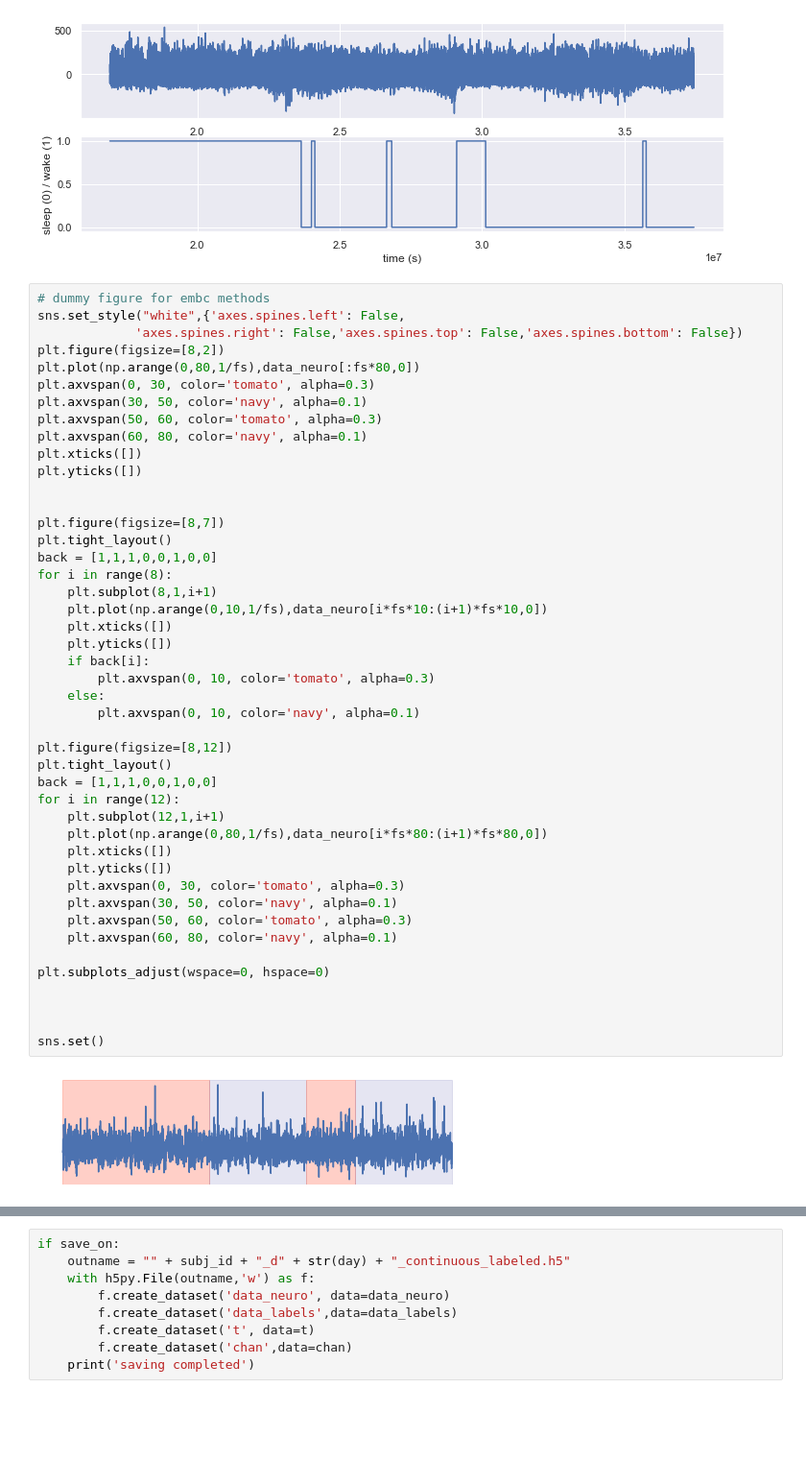
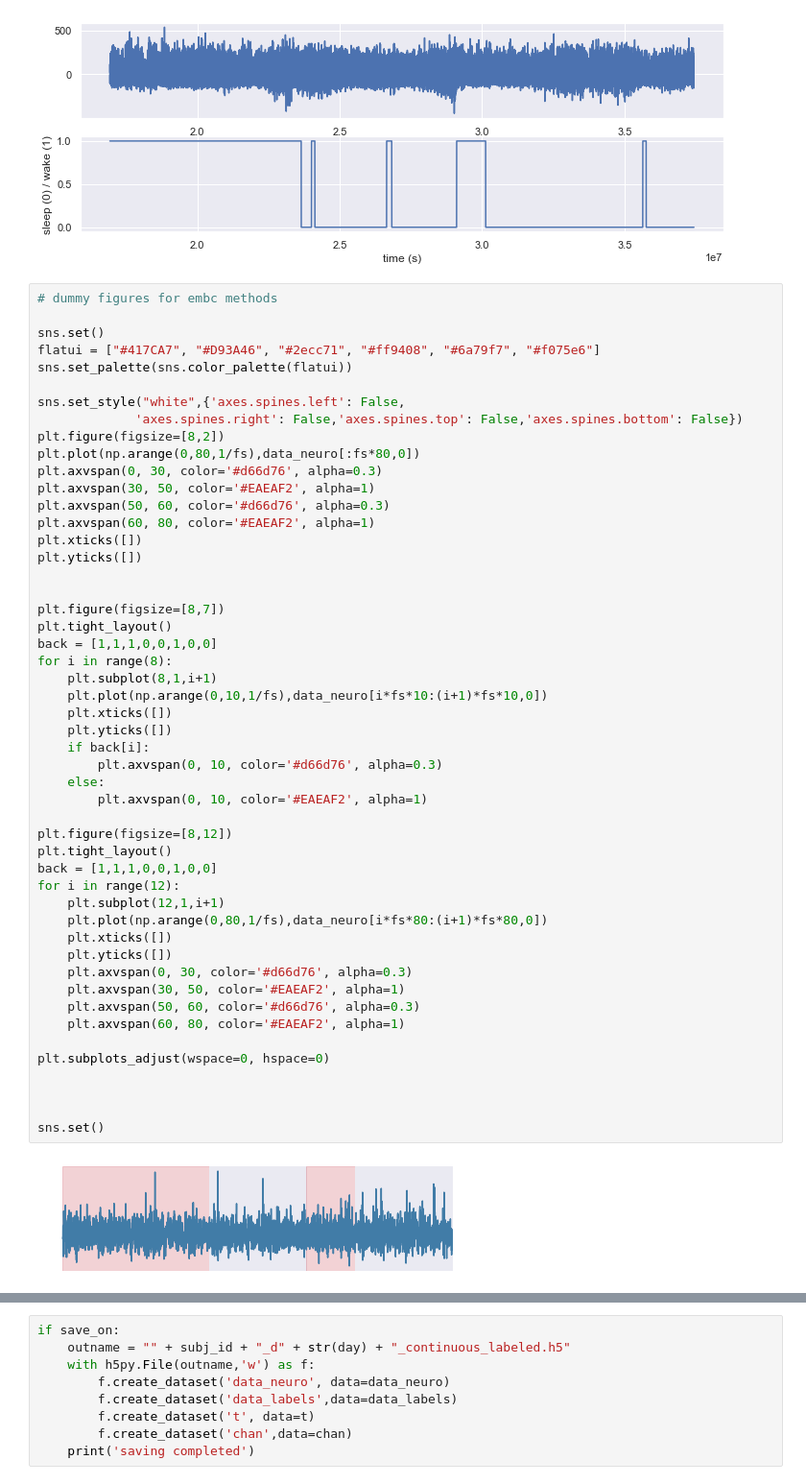
Before and after one commit to sunh20/SleepClass, a Jupyter notebook: notebooks/create_sleep_wake_labels.ipynb, the cells around one changed output, grey strips where cells are left out. Shown: that part at 96% size. Drawn from its saved outputs; the diff is of its cells as text; blank space fills up the shorter version.

Commit message:
changed color scheme for embc methods

```diff
--- a/notebooks/create_sleep_wake_labels.ipynb
+++ b/notebooks/create_sleep_wake_labels.ipynb
@@ -281,50 +281,55 @@ plt.xlabel('time (s)')
 Text(0.5, 0, 'time (s)')
 [figure]
 # %%
-# dummy figure for embc methods
+# dummy figures for embc methods
+
+sns.set()
+flatui = ["#417CA7", "#D93A46", "#2ecc71", "#ff9408", "#6a79f7", "#f075e6"]
+sns.set_palette(sns.color_palette(flatui))
+
 sns.set_style("white",{'axes.spines.left': False,
              'axes.spines.right': False,'axes.spines.top': False,'axes.spines.bottom': False})
 plt.figure(figsize=[8,2])
 plt.plot(np.arange(0,80,1/fs),data_neuro[:fs*80,0])
-plt.axvspan(0, 30, color='tomato', alpha=0.3)
-plt.axvspan(30, 50, color='navy', alpha=0.1)
-plt.axvspan(50, 60, color='tomato', alpha=0.3)
-plt.axvspan(60, 80, color='navy', alpha=0.1)
+plt.axvspan(0, 30, color='#d66d76', alpha=0.3)
+plt.axvspan(30, 50, color='#EAEAF2', alpha=1)
+plt.axvspan(50, 60, color='#d66d76', alpha=0.3)
+plt.axvspan(60, 80, color='#EAEAF2', alpha=1)
 plt.xticks([])
 plt.yticks([])
 
 
 plt.figure(figsize=[8,7])
 plt.tight_layout()
 back = [1,1,1,0,0,1,0,0]
 for i in range(8):
     plt.subplot(8,1,i+1)
     plt.plot(np.arange(0,10,1/fs),data_neuro[i*fs*10:(i+1)*fs*10,0])
     plt.xticks([])
     plt.yticks([])
     if back[i]:
-        plt.axvspan(0, 10, color='tomato', alpha=0.3)
+        plt.axvspan(0, 10, color='#d66d76', alpha=0.3)
     else:
-        plt.axvspan(0, 10, color='navy', alpha=0.1)
+        plt.axvspan(0, 10, color='#EAEAF2', alpha=1)
 
 plt.figure(figsize=[8,12])
 plt.tight_layout()
 back = [1,1,1,0,0,1,0,0]
 for i in range(12):
     plt.subplot(12,1,i+1)
     plt.plot(np.arange(0,80,1/fs),data_neuro[i*fs*80:(i+1)*fs*80,0])
     plt.xticks([])
     plt.yticks([])
-    plt.axvspan(0, 30, color='tomato', alpha=0.3)
-    plt.axvspan(30, 50, color='navy', alpha=0.1)
-    plt.axvspan(50, 60, color='tomato', alpha=0.3)
-    plt.axvspan(60, 80, color='navy', alpha=0.1)
+    plt.axvspan(0, 30, color='#d66d76', alpha=0.3)
+    plt.axvspan(30, 50, color='#EAEAF2', alpha=1)
+    plt.axvspan(50, 60, color='#d66d76', alpha=0.3)
+    plt.axvspan(60, 80, color='#EAEAF2', alpha=1)
 
 plt.subplots_adjust(wspace=0, hspace=0)
 
 
 
 sns.set()
 # %% [output]
-[figure, old version]
+[figure, new version]
 [figure]
```
Also changed, not shown: parts of 1 cell of this notebook.
